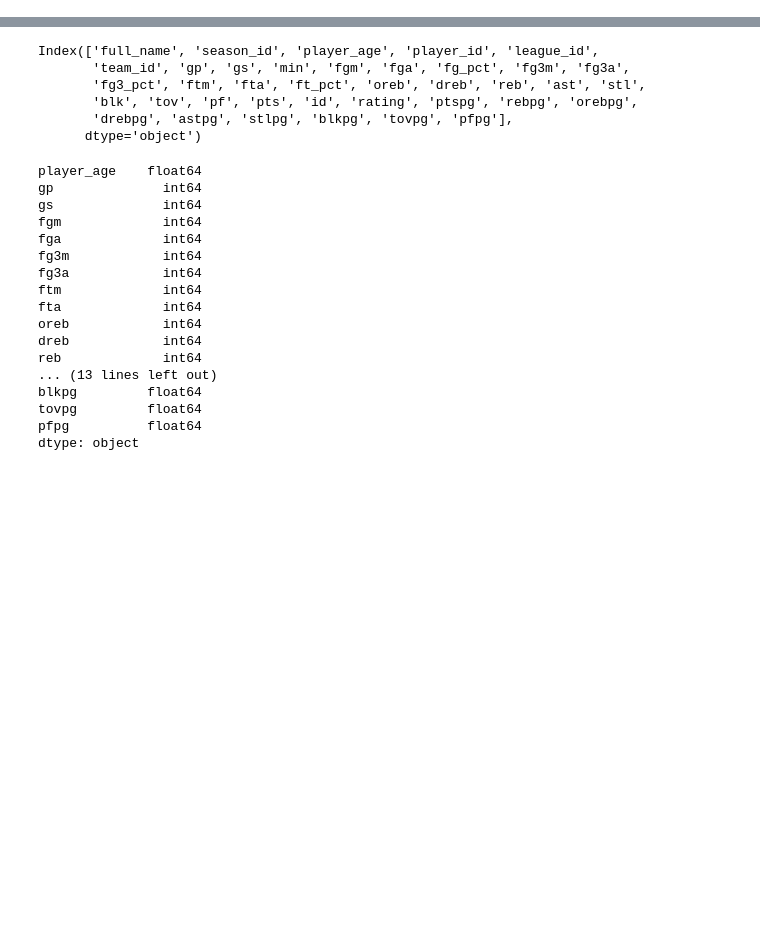
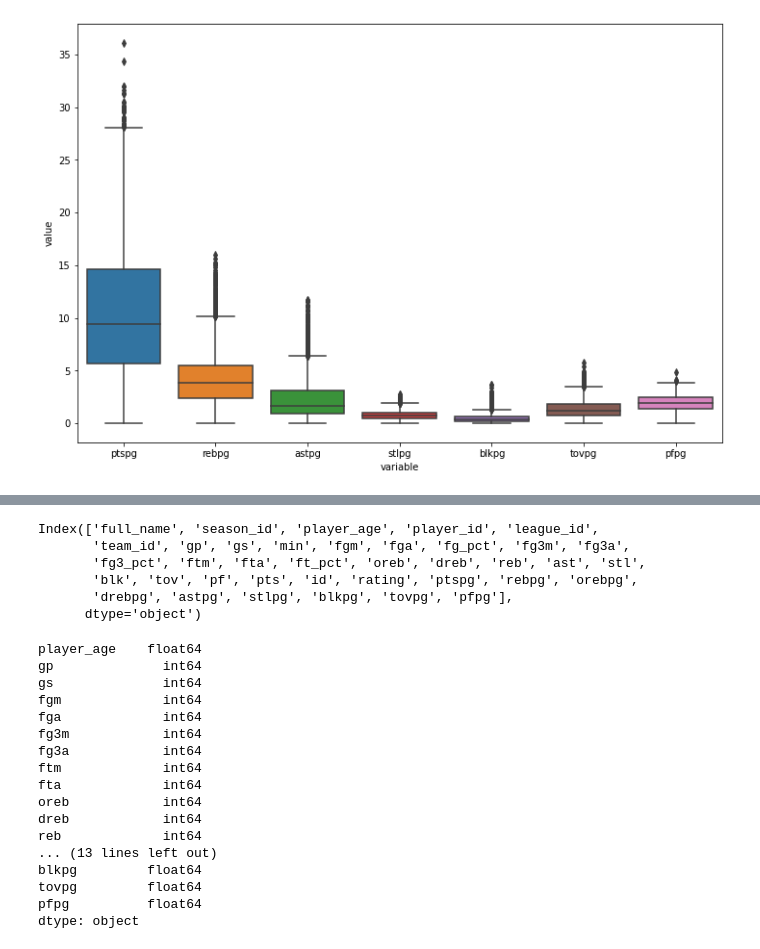
Before and after one commit to taryll/NBA_project, a Jupyter notebook: notebooks/03-Exploratory_Data_Analysis.ipynb, the cells around one changed output, grey strips where cells are left out. Saved outputs shown, nothing was run; the diff lists cells and outputs as text; code cells hidden in the pictures; blank space fills up the shorter version.

```diff
--- a/notebooks/03-Exploratory_Data_Analysis.ipynb
+++ b/notebooks/03-Exploratory_Data_Analysis.ipynb
@@ -19,0 +128,14 @@ df_player_rating_stats.describe()
+# %%
+df_statspg_melt = pd.melt(df_player_rating_stats.loc[:, ['ptspg',
+                                                         'rebpg',
+                                                         'astpg',
+                                                         'stlpg',
+                                                         'blkpg',
+                                                         'tovpg',
+                                                         'pfpg']])
+# %%
+plt.figure(figsize = (12, 8))
+sns.boxplot(x = 'variable', y = 'value', data = df_statspg_melt)
+plt.show()
+# %% [output]
+[figure, added]
```
Also changed, not shown: parts of 35 cells of this notebook, 3 other files.
